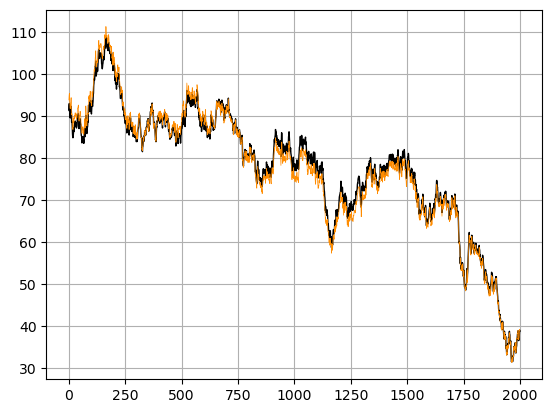
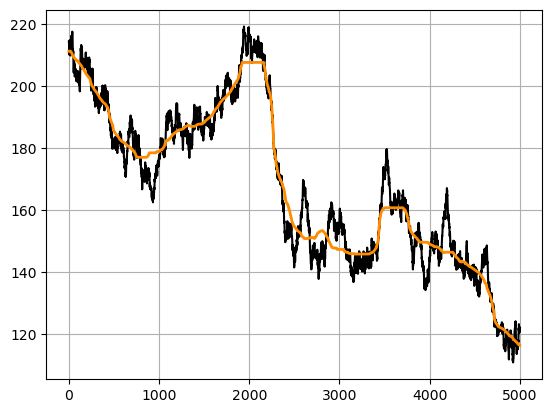
Unified diff of the notebook cell whose output changed from the first chart to the second:
--- before
+++ after
@@ -1,3 +1,4 @@
-plt.plot(raw_signals[9000:11000], 'k-', lw=1)
-plt.plot(numba_single_results[9000:11000], '-', lw=0.5, color='darkorange')
+plt.plot(raw_signals[20000:25000], 'k-')
+# plt.plot(numba_single_results[20000:25000], '-', lw=2, color='darkorange')
+plt.plot(numba_parallel_results[20000:25000], '-', lw=2, color='darkorange')
 plt.grid()

Commit: 06-23-2026